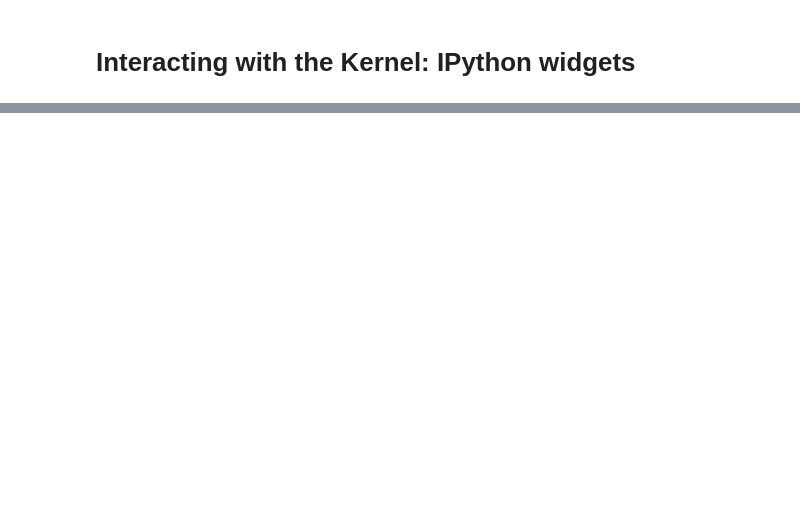
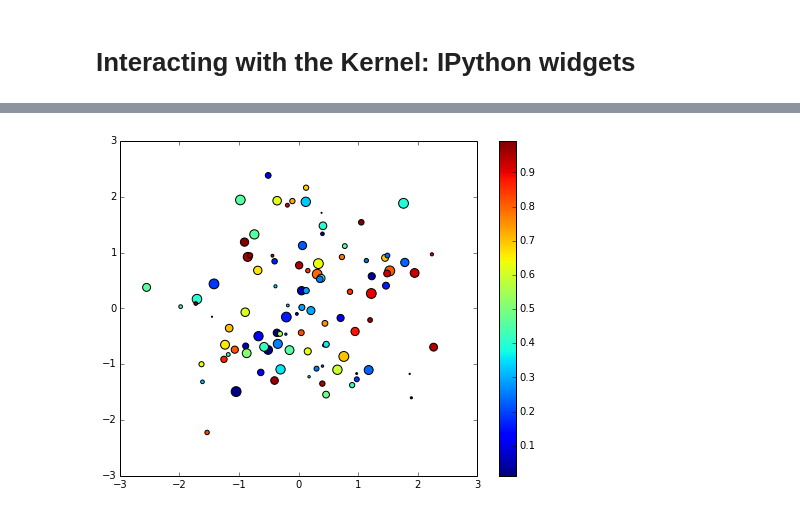
Before and after one commit to jakevdp/OpenVisConf2014, a Jupyter notebook: Interaction.ipynb, the cells around one changed output, grey strips where cells are left out. Saved outputs shown, nothing was run; the diff lists cells and outputs as text; code cells hidden in the pictures; blank space fills up the shorter version.

```diff
--- a/Interaction.ipynb
+++ b/Interaction.ipynb
@@ -10,0 +16,14 @@ Importance of trial and error in vis
+# %%
+np.random.seed(0)
+x, y = np.random.normal(size=(2, 100))
+s, c = np.random.random(size=(2, 100))
+
+def draw_scatter(size=100, cmap='jet', alpha=1.0):
+    fig, ax = plt.subplots(figsize=(8, 6))
+    points = ax.scatter(x, y, s=size*s, c=c, alpha=alpha, cmap=cmap)
+    fig.colorbar(points, ax=ax)
+    return fig
+# %%
+draw_scatter(size=100, cmap='jet', alpha=1.0);
+# %% [output]
+[figure, added]
```
Also changed, not shown: parts of 6 cells of this notebook, 1 other file.
